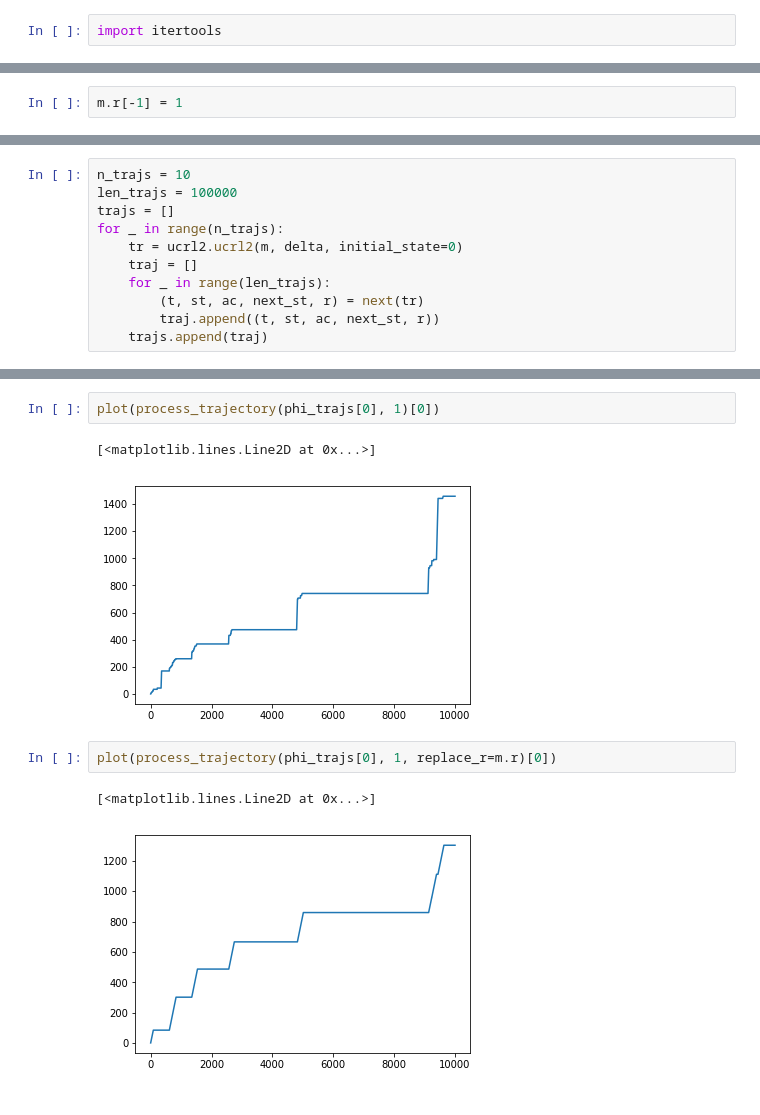
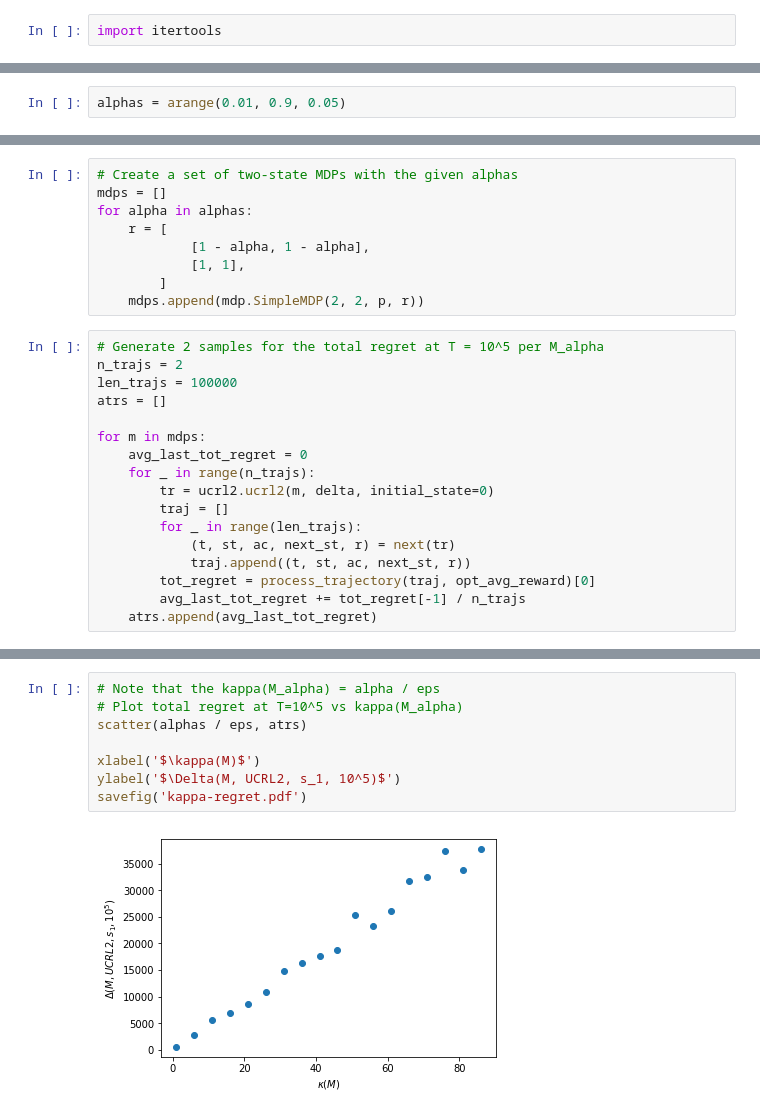
Before and after one commit to falcondai/ucrl, a Jupyter notebook: shaped.ipynb, the cells around one changed output, grey strips where cells are left out. Cells and saved outputs as stored; diff of their text form.

```diff
--- a/shaped.ipynb
+++ b/shaped.ipynb
@@ -17,2 +10,0 @@ m = mdp.RingMDP(n_states, eps)
-# %%
-m.r[-1] = 1
@@ -108,0 +182,2 @@ delta = 0.5
+# %%
+alphas = arange(0.01, 0.9, 0.05)
@@ -109,11 +189,26 @@ delta = 0.5
+# %%
+# Create a set of two-state MDPs with the given alphas
+mdps = []
+for alpha in alphas:
+    r = [
+            [1 - alpha, 1 - alpha],
+            [1, 1],
+        ]
+    mdps.append(mdp.SimpleMDP(2, 2, p, r))
 # %%
-n_trajs = 10
+# Generate 2 samples for the total regret at T = 10^5 per M_alpha
+n_trajs = 2
 len_trajs = 100000
-trajs = []
-for _ in range(n_trajs):
-    tr = ucrl2.ucrl2(m, delta, initial_state=0)
-    traj = []
-    for _ in range(len_trajs):
-        (t, st, ac, next_st, r) = next(tr)
-        traj.append((t, st, ac, next_st, r))
-    trajs.append(traj)
+atrs = []
+
+for m in mdps:
+    avg_last_tot_regret = 0
+    for _ in range(n_trajs):
+        tr = ucrl2.ucrl2(m, delta, initial_state=0)
+        traj = []
+        for _ in range(len_trajs):
+            (t, st, ac, next_st, r) = next(tr)
+            traj.append((t, st, ac, next_st, r))
+        tot_regret = process_trajectory(traj, opt_avg_reward)[0]
+        avg_last_tot_regret += tot_regret[-1] / n_trajs
+    atrs.append(avg_last_tot_regret)
@@ -228,10 +215,10 @@ axhline(0, c='g')
-# %%
-plot(process_trajectory(phi_trajs[0], 1)[0])
-# %% [output]
-[<matplotlib.lines.Line2D at 0x...>]
-[figure, removed]
-# %%
-plot(process_trajectory(phi_trajs[0], 1, replace_r=m.r)[0])
-# %% [output]
-[<matplotlib.lines.Line2D at 0x...>]
-[figure, removed]
+# %%
+# Note that the kappa(M_alpha) = alpha / eps
+# Plot total regret at T=10^5 vs kappa(M_alpha)
+scatter(alphas / eps, atrs)
+
+xlabel('$\kappa(M)$')
+ylabel('$\Delta(M, UCRL2, s_1, 10^5)$')
+savefig('kappa-regret.pdf')
+# %% [output]
+[figure, added]
```
Also changed, not shown: parts of 36 cells of this notebook, 2 other files.
